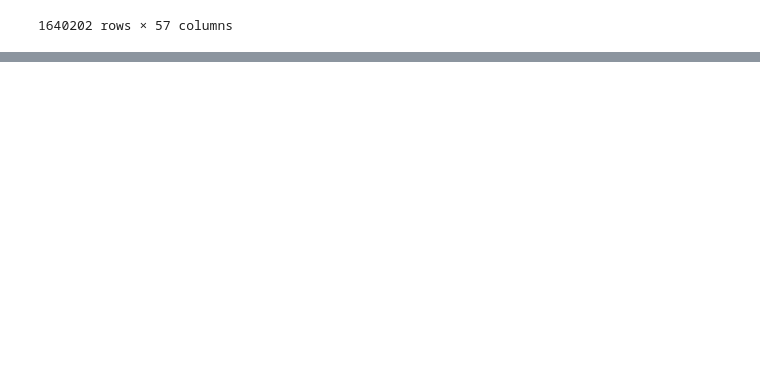
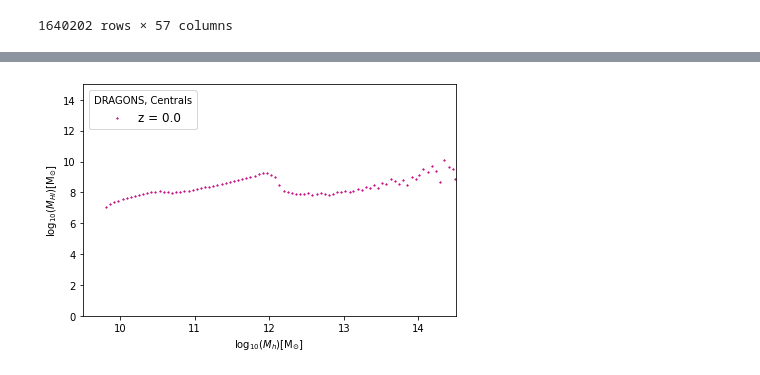
Before and after one commit to AliceEMaffs/DRAGONS_Project, a Jupyter notebook: Alice_MHI_Mvir-shaded_z0.ipynb, the cells around one changed output, grey strips where cells are left out. Saved outputs shown, nothing was run; the diff lists cells and outputs as text; code cells hidden in the pictures; blank space fills up the shorter version.

```diff
--- a/Alice_MHI_Mvir-shaded_z0.ipynb
+++ b/Alice_MHI_Mvir-shaded_z0.ipynb
@@ -13,6 +13,7 @@ import seaborn as sns
 
 #get gals, snaps, sims_props
 snapshot_used = 250 # z = 0
+nbins = 100
 
 #gals, sim_props = meraxes.read_gals(fname_in, snapshot_used, sim_props=True, pandas=True)
 gals, sim_props, snaplist = get_gal_catalogue(snapshot_used)
@@ -24,6 +25,7 @@ print("snaps available: ", snaplist[0])
 # Log the masses : CONERT TO PROPER UNITS
 gals["HIMass"] = np.log10(gals["HIMass"]*1e10)
 gals["Mvir"] = np.log10(gals["Mvir"]*1e10)
+Type = gals["Type"]
 
 #gals.describe()# summarise the stats of HIMass
 #gals_ran.shape # returns number of galaxies
@@ -49,4 +51,13 @@ snaps available:  [100 115 134 158 173 192 216 250]
 | 1643841 | 1273403 | 2490001273403 | 0 | 1643841 | 0 | 32 | 32 | 0.048263 | 9.782402 | 0.031762 | ... |
 | 1643842 | 1273388 | 2490001273388 | 0 | 1643842 | 0 | 32 | 32 | 0.027255 | 9.782402 | 0.031762 | ... |
 1640202 rows × 57 columns
+# %%
+# Separate centr gals["Mvir"]als and satellites
+Mvir_Cen = gals["Mvir"][Type==0]
+Mvir_Sat = gals["Mvir"][Type==1]
+Mvir_Orp = gals["Mvir"][Type==2]
+
+HIMass_Cen = gals["HIMass"][Type==0]
+HIMass_Sat = gals["HIMass"][Type==1]
+HIMass_Orp = gals["HIMass"][Type==2]
 # %%
@@ -138,0 +273,24 @@ plt.savefig("plots/" + name_of_plot + ".pdf")
+# %%
+#CENTRALS
+fig, ax = plt.subplots(1, 1)
+
+label_z = ("z = " + redshift_used)
+
+plot = ax.scatter(Mvir_mean_Cen, HIMass_median_Cen, color= "mediumvioletred", marker= "*", s=2, label=label_z)
+ax.set_xlabel(r"$\log_{10}(M_{h}) [{\rm M_{\odot}}]$")
+ax.set_ylabel(r"$\log_{10}(M_{HI}) [{\rm M_{\odot}}]$")
+ax.set_ylim([0,15])
+ax.set_xlim([9.5,14.5])
+# Add the legend
+plt.legend(title=("DRAGONS, Centrals"),
+           loc='upper left',
+           ncol=5,
+           fontsize=12)
+
+# Finally save the figure as a PDF
+plt.tight_layout()
+nbins = str(nbins)
+name_of_plot=("Alice_MHI_Mvir_" + nbins + "_scatter_Cen")
+plt.savefig("plots/" + name_of_plot + ".pdf")
+# %% [output]
+[figure, added]
```
Also changed, not shown: parts of 10 cells of this notebook, 2 other files.
